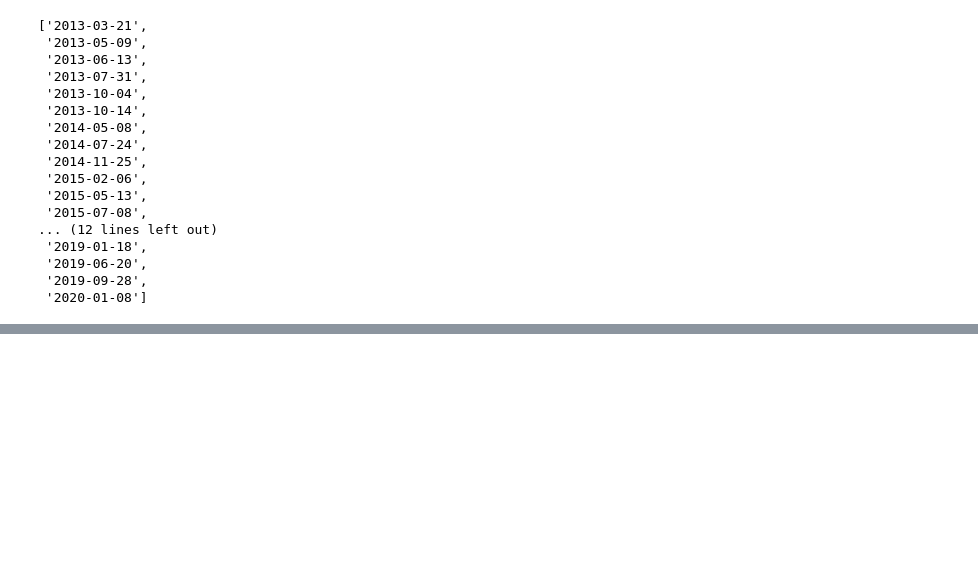
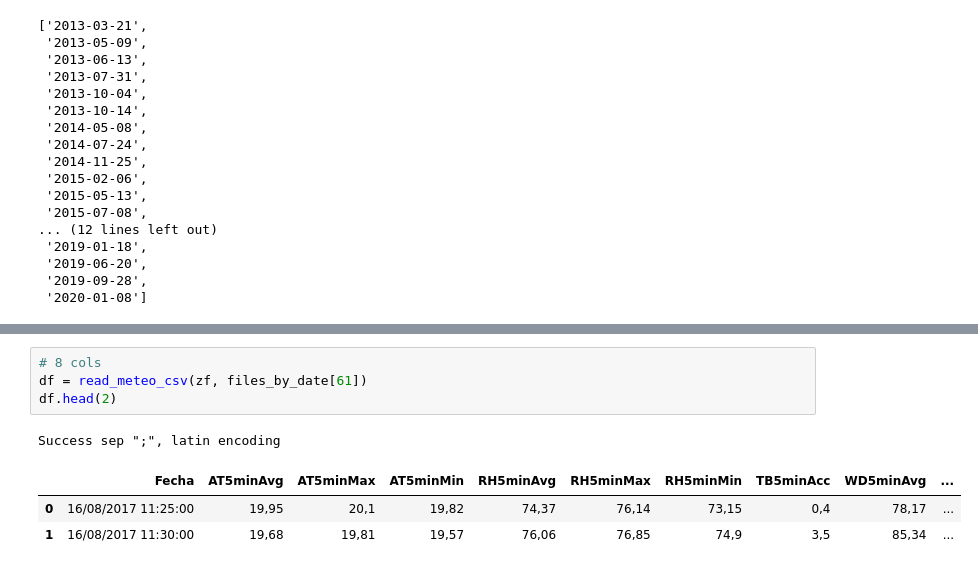
Before and after one commit to tamaramegan/frost_prediction_ml, a Jupyter notebook: Explore_data.ipynb, the cells around one changed output, grey strips where cells are left out. Cells and saved outputs as stored; diff of their text form; blank space fills up the shorter version.

```diff
--- a/Explore_data.ipynb
+++ b/Explore_data.ipynb
@@ -187,0 +231,9 @@ df.head()
+# %%
+# 8 cols
+df = read_meteo_csv(zf, files_by_date[61])
+df.head(2)
+# %% [output]
+Success sep ";", latin encoding
+|  | Fecha | AT5minAvg | AT5minMax | AT5minMin | RH5minAvg | RH5minMax | RH5minMin | TB5minAcc | WD5minAvg | ... |
+| 0 | 16/08/2017 11:25:00 | 19,95 | 20,1 | 19,82 | 74,37 | 76,14 | 73,15 | 0,4 | 78,17 | ... |
+| 1 | 16/08/2017 11:30:00 | 19,68 | 19,81 | 19,57 | 76,06 | 76,85 | 74,9 | 3,5 | 85,34 | ... |
```
Also changed, not shown: parts of 35 cells of this notebook.
